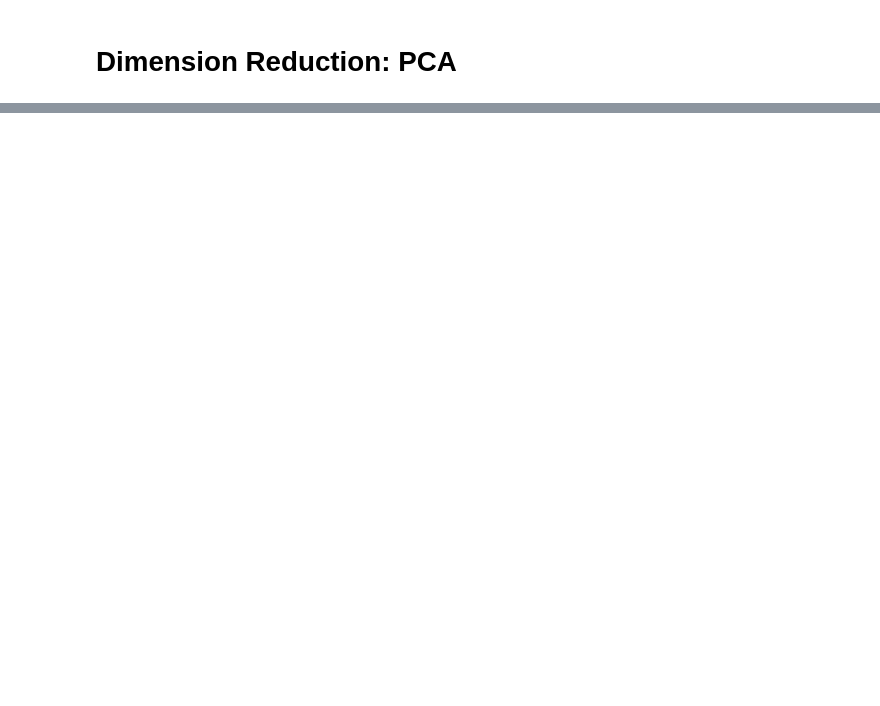
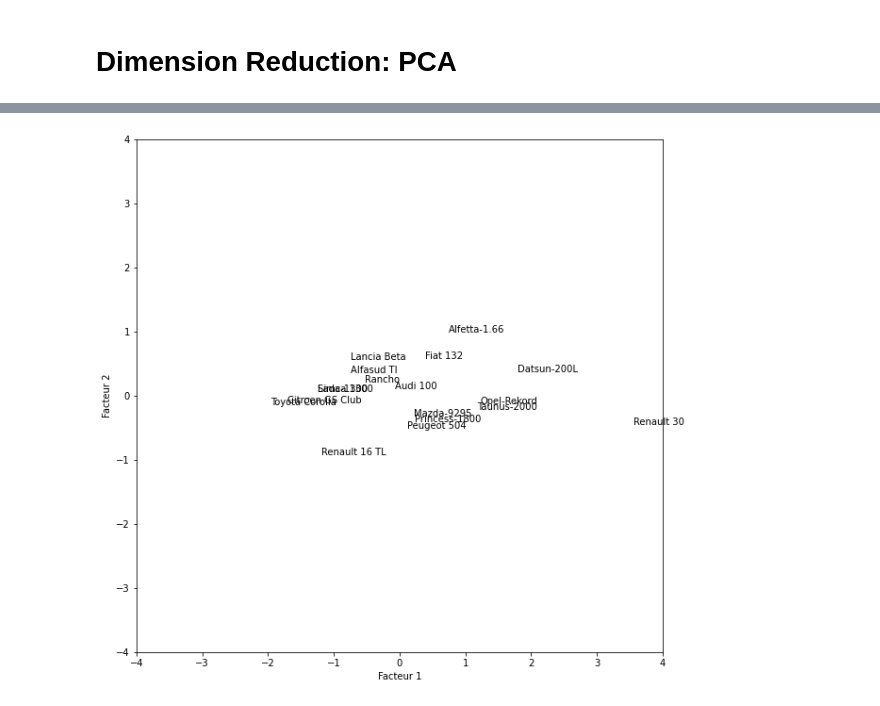
Before and after one commit to Bonasnelson/Machine-learning-cours-, a Jupyter notebook: MachineLearning_Notebook_M1_DS.ipynb, the cells around one changed output, grey strips where cells are left out. Drawn from its saved outputs; the diff is of its cells as text; code cells hidden in the pictures; blank space fills up the shorter version.

```diff
--- a/MachineLearning_Notebook_M1_DS.ipynb
+++ b/MachineLearning_Notebook_M1_DS.ipynb
@@ -963,0 +1009,4 @@ acp = PCA(std_unit = True, row_labels=datavoiture.index, col_labels=datavoiture.
+# %%
+# Le Barycentre
+moyennes = np.mean(X, axis=0)
+print(moyennes)
@@ -963,0 +1047,3 @@ acp = PCA(std_unit = True, row_labels=datavoiture.index, col_labels=datavoiture.
+# %%
+Z = (X-moyennes)/sigmas
+print(pd.DataFrame(Z, index=Dbis.index))
@@ -963,0 +1079,8 @@ acp = PCA(std_unit = True, row_labels=datavoiture.index, col_labels=datavoiture.
+# %%
+#PCA Tools
+from sklearn.decomposition import PCA
+acp = PCA()
+# %%
+#Coordonnées Factorielles
+coord = acp.fit_transform(Z)
+print(pd.DataFrame(coord, index=Dbis.index))
@@ -963,0 +1108,15 @@ acp = PCA(std_unit = True, row_labels=datavoiture.index, col_labels=datavoiture.
+# %%
+#Representation sur les axes factoriels
+
+fig, ax = plt.subplots(figsize = (10, 10))
+ax.plot(coord[:,0], coord[:,1], "wo")
+ax.axis([-4, +4, -4, +4])
+ax.set_xlabel("Facteur 1")
+ax.set_ylabel("Facteur 2")
+
+for v in range(n):
+    ax.text(coord[v,0], coord[v,1], Dbis.index[v])
+
+plt.show()
+# %% [output]
+[figure, added]
```
Also changed, not shown: parts of 168 cells of this notebook, 1 other file.
